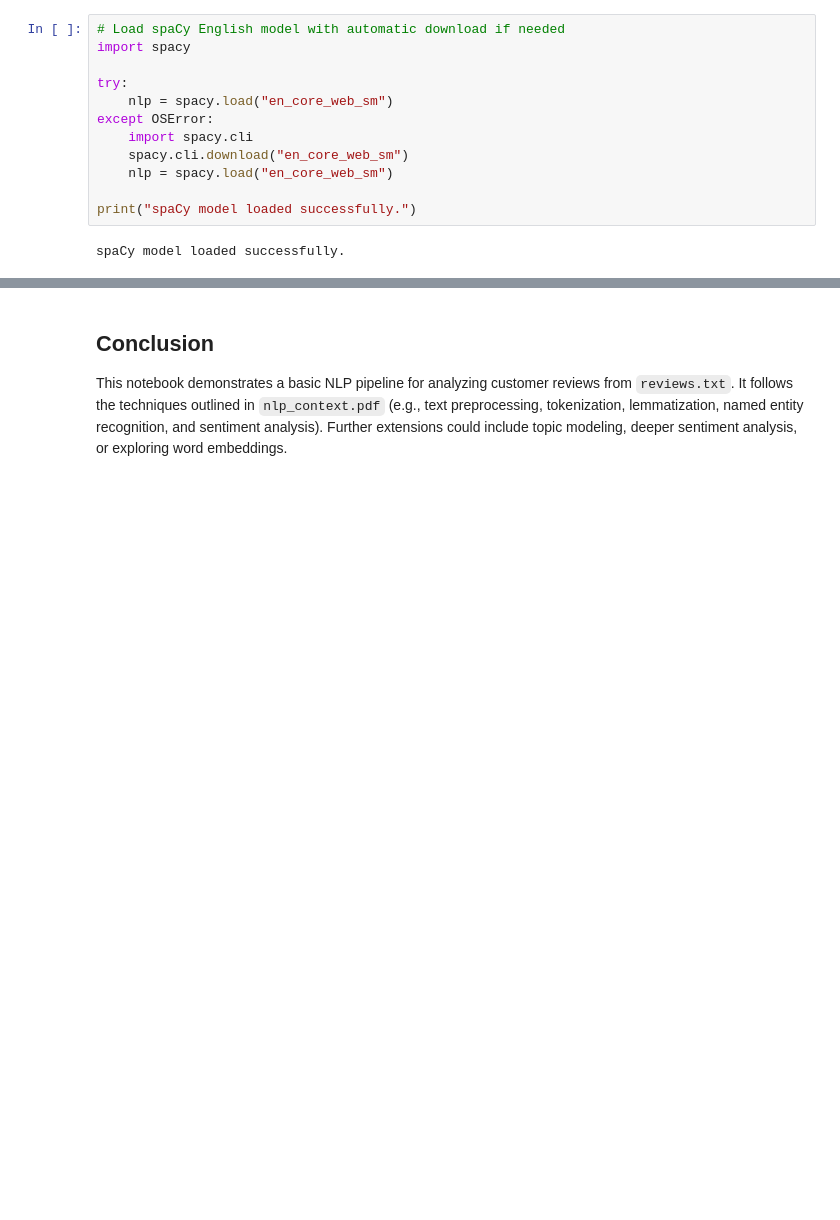
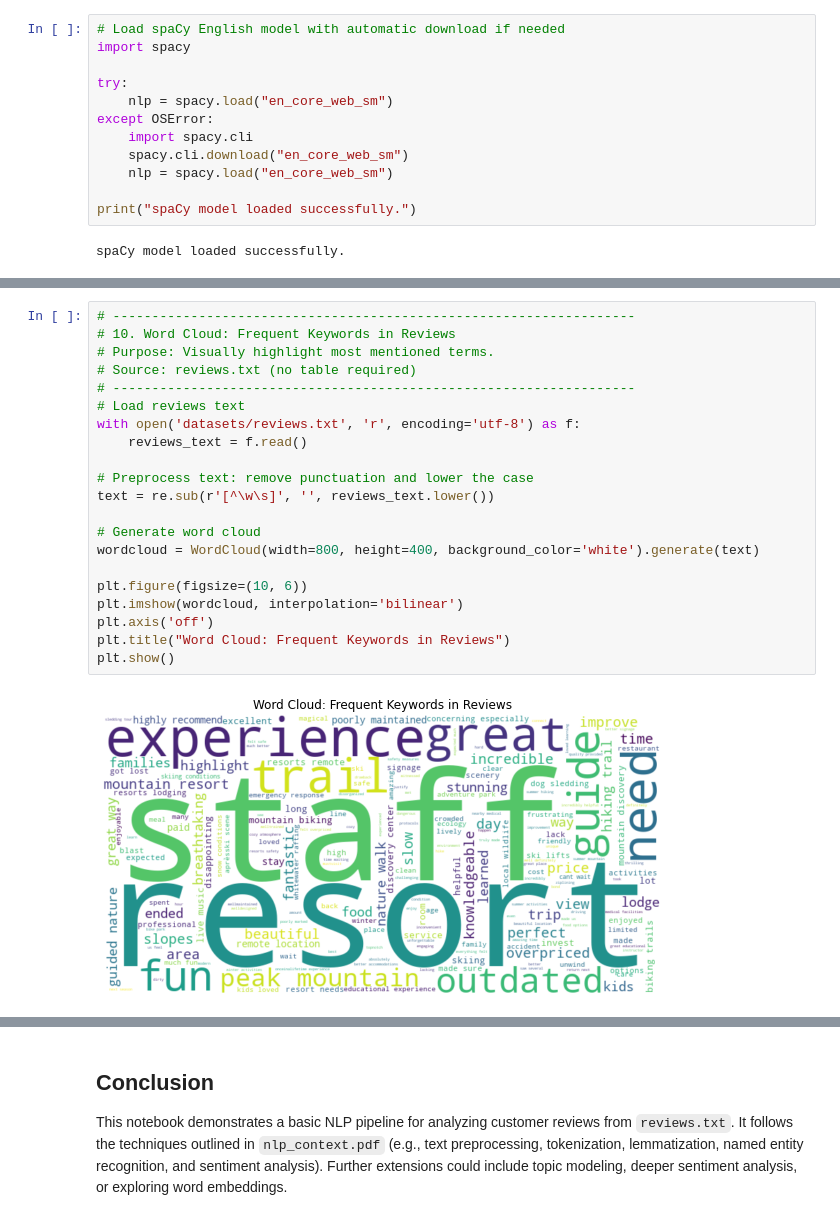
Before and after one commit to MC6527medhansh/Bolt, a Jupyter notebook: nlp_analysis.ipynb, the cells around one changed output, grey strips where cells are left out. Cells and saved outputs as stored; diff of their text form; blank space fills up the shorter version.

```diff
--- a/nlp_analysis.ipynb
+++ b/nlp_analysis.ipynb
@@ -134,0 +246,23 @@ plt.show()
+# %%
+# -------------------------------------------------------------------
+# 10. Word Cloud: Frequent Keywords in Reviews
+# Purpose: Visually highlight most mentioned terms.
+# Source: reviews.txt (no table required)
+# -------------------------------------------------------------------
+# Load reviews text
+with open('datasets/reviews.txt', 'r', encoding='utf-8') as f:
+    reviews_text = f.read()
+
+# Preprocess text: remove punctuation and lower the case
+text = re.sub(r'[^\w\s]', '', reviews_text.lower())
+
+# Generate word cloud
+wordcloud = WordCloud(width=800, height=400, background_color='white').generate(text)
+
+plt.figure(figsize=(10, 6))
+plt.imshow(wordcloud, interpolation='bilinear')
+plt.axis('off')
+plt.title("Word Cloud: Frequent Keywords in Reviews")
+plt.show()
+# %% [output]
+[figure, added]
```
Also changed, not shown: parts of 9 cells of this notebook.
